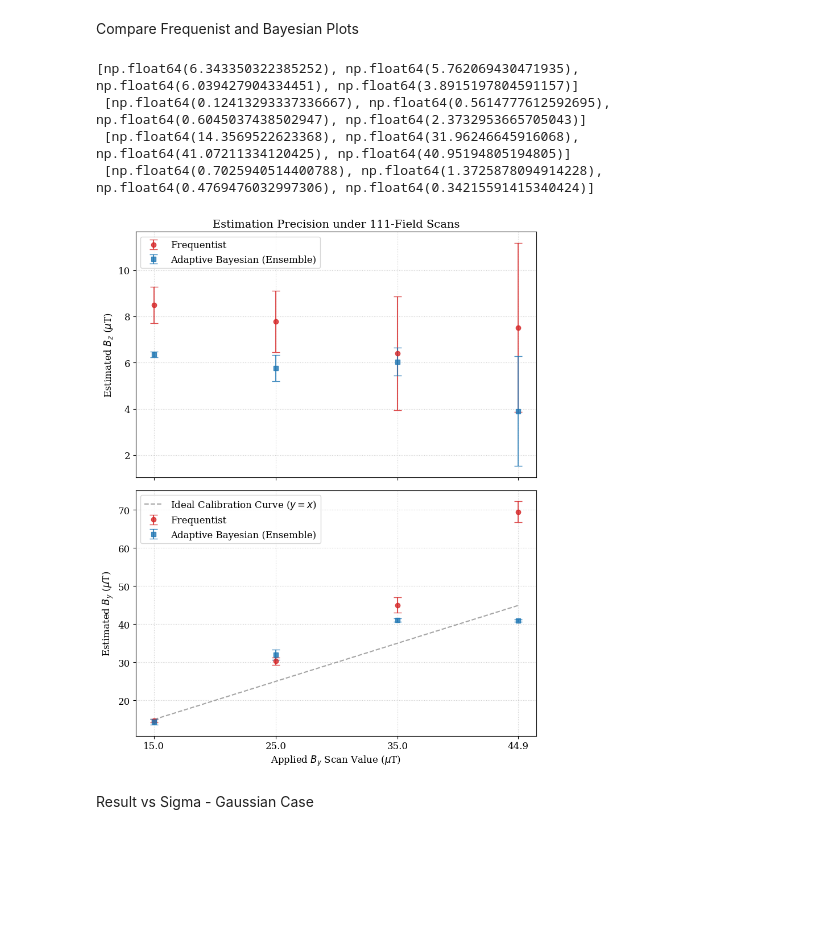
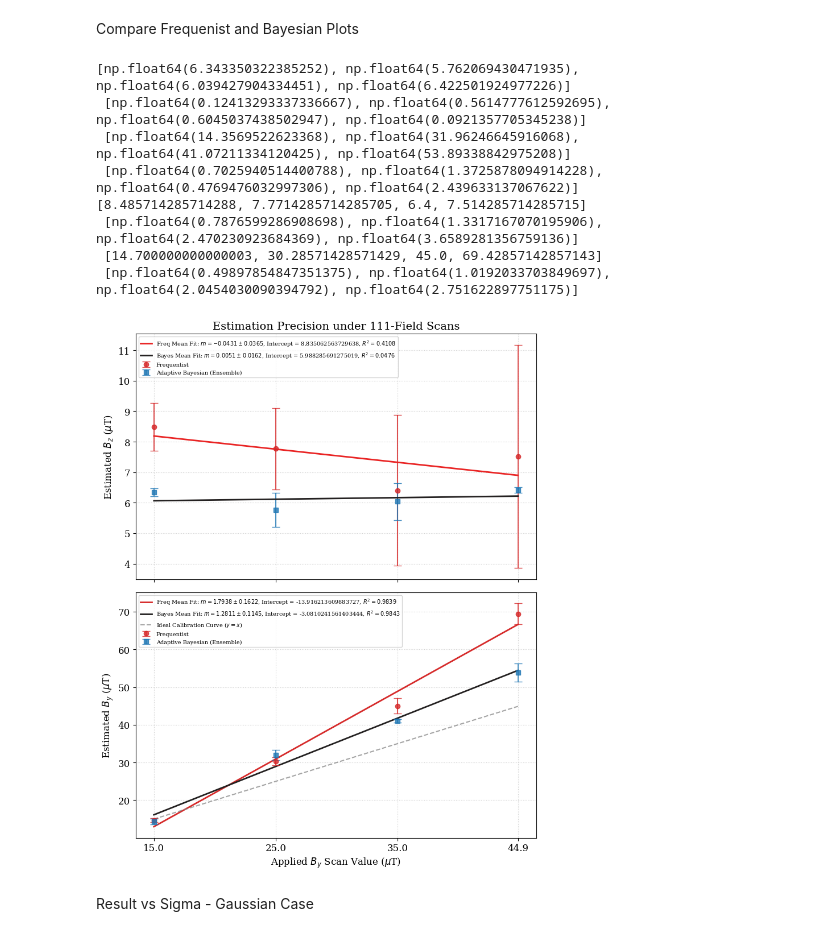
Before and after one commit to apranav22/bayesian_nmor, a Jupyter notebook: Trial_Y_Field_Estimation_Dataset_3_For_Plotting.ipynb, the cells around one changed output. Cells and saved outputs as stored; diff of their text form; code cells hidden in the pictures; blank space fills up the shorter version.

```diff
--- a/Trial_Y_Field_Estimation_Dataset_3_For_Plotting.ipynb
+++ b/Trial_Y_Field_Estimation_Dataset_3_For_Plotting.ipynb
@@ -2071,13 +2143,16 @@ for i in range(0,4):
     bz_final_map, by_final_map = [], []
     for j in range(0, 10,2):
         curr_time = 15.0 + j
-        directory = f"Results\\Dataset_9\\19_May\\Linear_Interpolation\\Est_First_Z_{est_first}\\Gaussian_Likelihood\\Sigma_{sigma_noise}\\Test_{j//2}_Dataset_9_By_{i}_from_{curr_time}_microseconds_Randomised_Start_Time_Sigma_noise_{sigma_noise}"
+        if i == 3:
+            directory = f"D:\\Pranav_and_Dinesh\\Dinesh\\Results\\Dataset_9\\19_May\\Linear_Interpolation\\Est_First_Z_{est_first}\\Gaussian_Likelihood\\Sigma_{sigma_noise}\\Test_{j//2}_Dataset_9_By_{i}_from_{curr_time}_microseconds_Randomised_Start_Time_Sigma_noise_{sigma_noise}"
+        else:
+            directory = f"Results\\Dataset_9\\19_May\\Linear_Interpolation\\Est_First_Z_{est_first}\\Gaussian_Likelihood\\Sigma_{sigma_noise}\\Test_{j//2}_Dataset_9_By_{i}_from_{curr_time}_microseconds_Randomised_Start_Time_Sigma_noise_{sigma_noise}"
         # directory = f"Results\\Dataset_8_Updated\\4_Apr\\Start_Time_Tests\\Test_{j//2}_Dataset_8_By_{i}_from_{curr_time}_microseconds_0.2_step_Adaptive_Bias_Selection_Fixed_Estimate_Marginalisation_1_sigma"
         result_longitudinal_list = sorted([
-                os.path.join(directory, f) for f in os.listdir(directory) if (f.startswith(f"longitudinal_estimation_results_Dataset_9_Starting with{curr_time} us_T Step 0.2 us_plus_0.0_initial estimate_19_05_2026_") or f.startswith(f"longitudinal_estimation_results_Dataset_9_Starting with{curr_time} us_T Step 0.2 us_plus_0.0_initial estimate_20_05_2026_") or f.startswith(f"longitudinal_estimation_results_Dataset_9_Starting with{curr_time} us_T Step 0.2 us_plus_0.0_initial estimate_21_05_2026_") or f.startswith(f"longitudinal_estimation_results_Dataset_9_Starting with{curr_time} us_T Step 0.2 us_plus_0.0_initial estimate_22_05_2026_")) and f.endswith(r".npz")
+                os.path.join(directory, f) for f in os.listdir(directory) if (f.startswith(f"longitudinal_estimation_results_Dataset_9_Starting with{curr_time} us_T Step 0.2 us_plus_0.0_initial estimate_19_05_2026_") or f.startswith(f"longitudinal_estimation_results_Dataset_9_Starting with{curr_time} us_T Step 0.2 us_plus_0.0_initial estimate_20_05_2026_") or f.startswith(f"longitudinal_estimation_results_Dataset_9_Starting with{curr_time} us_T Step 0.2 us_plus_0.0_initial estimate_21_05_2026_") or f.startswith(f"longitudinal_estimation_results_Dataset_9_Starting with{curr_time} us_T Step 0.2 us_plus_0.0_initial estimate_22_05_2026_") or f.startswith(f"longitudinal_estimation_results_Dataset_9_Starting with{curr_time} us_T Step 0.2 us_plus_0.0_initial estimate_25_05_2026_")) and f.endswith(r".npz")
             ], key=lambda x: float(x.split(r"_05_2026_")[1].split(r".npz")[0]))
         result_transverse_list = sorted([
-                os.path.join(directory, f) for f in os.listdir(directory) if (f.startswith(f"transverse_field_estimation_results_Dataset_9_Starting with{curr_time} us_T Step 0.2 us_plus_0.0_initial estimate_19_05_2026_") or f.startswith(f"transverse_field_estimation_results_Dataset_9_Starting with{curr_time} us_T Step 0.2 us_plus_0.0_initial estimate_20_05_2026_") or f.startswith(f"transverse_field_estimation_results_Dataset_9_Starting with{curr_time} us_T Step 0.2 us_plus_0.0_initial estimate_21_05_2026_") or f.startswith(f"transverse_field_estimation_results_Dataset_9_Starting with{curr_time} us_T Step 0.2 us_plus_0.0_initial estimate_22_05_2026_")) and f.endswith(r".npz")
+                os.path.join(directory, f) for f in os.listdir(directory) if (f.startswith(f"transverse_field_estimation_results_Dataset_9_Starting with{curr_time} us_T Step 0.2 us_plus_0.0_initial estimate_19_05_2026_") or f.startswith(f"transverse_field_estimation_results_Dataset_9_Starting with{curr_time} us_T Step 0.2 us_plus_0.0_initial estimate_20_05_2026_") or f.startswith(f"transverse_field_estimation_results_Dataset_9_Starting with{curr_time} us_T Step 0.2 us_plus_0.0_initial estimate_21_05_2026_") or f.startswith(f"transverse_field_estimation_results_Dataset_9_Starting with{curr_time} us_T Step 0.2 us_plus_0.0_initial estimate_22_05_2026_") or f.startswith(f"transverse_field_estimation_results_Dataset_9_Starting with{curr_time} us_T Step 0.2 us_plus_0.0_initial estimate_25_05_2026_")) and f.endswith(r".npz")
             ], key=lambda x: float(x.split(r"_05_2026_")[1].split(r".npz")[0]))
 
         # result_longitudinal_list = sorted([
@@ -2138,6 +2191,12 @@ def benchmarking_attempt_1(x_pos, by_final_freq_means, by_final_freq_stds, bz_fi
     x_pos, by_final_bayes_means, by_final_bayes_stds, bz_final_bayes_means, bz_final_bayes_stds = np.array(x_pos), np.array(by_final_bayes_means), np.array(by_final_bayes_stds), np.array(bz_final_bayes_means), np.array(bz_final_bayes_stds)
     fig, (ax_z, ax_y) = plt.subplots(2, 1, figsize=(8, 10), sharex=True)
     # ax_z.axhline(true_bz_background, color='gray', linestyle='--', alpha=0.7, label='Nominal $B_z$ Background')
+
+    res_freq_z = linregress(x_pos, bz_final_freq_means)
+    res_freq_y = linregress(x_pos, by_final_freq_means)
+    res_bayes_z = linregress(x_pos, bz_final_bayes_means)
+    res_bayes_y = linregress(x_pos, by_final_bayes_means)
+
     ax_z.errorbar(x_pos, bz_final_freq_means, yerr=bz_final_freq_stds,
               fmt='o', capsize=5, color='tab:red', label='Frequentist', alpha=0.8)
     ax_z.errorbar(x_pos + 0.005, bz_final_bayes_means, yerr=bz_final_bayes_stds,
@@ -2145,7 +2204,23 @@ def benchmarking_attempt_1(x_pos, by_final_freq_means, by_final_freq_stds, bz_fi
     ax_z.set_ylabel('Estimated $B_z$ ($\mu$T)', fontsize=12)
     ax_z.set_title('Estimation Precision under 111-Field Scans', fontsize=14)
     ax_z.grid(True, linestyle=':', alpha=0.6)
-    ax_z.legend(loc='best')
+
+
+    # --- Linear Fit Overlays ---
+    x_line = np.linspace(min(x_pos), max(x_pos), 100)
+
+    fit_label_freq_z = rf'Freq Mean Fit: $m={res_freq_z.slope:.4f} \pm {res_freq_z.stderr:.4f}$, Intercept = {res_freq_z.intercept}, $R^2={res_freq_z.rvalue**2:.4f}$'
+    fit_line_freq_z, = ax_z.plot(x_line, res_freq_z.slope * x_line + res_freq_z.intercept, '-', color="#E92424", linewidth=2, label=fit_label_freq_z)
+
+    fit_label_freq_y = rf'Freq Mean Fit: $m={res_freq_y.slope:.4f} \pm {res_freq_y.stderr:.4f}$, Intercept = {res_freq_y.intercept}, $R^2={res_freq_y.rvalue**2:.4f}$'
+    fit_line_freq_y, = ax_y.plot(x_line, res_freq_y.slope * x_line + res_freq_y.intercept, '-', color="#D62B2B", linewidth=2, label=fit_label_freq_y)
+
+    fit_label_bayes_z = rf'Bayes Mean Fit: $m={res_bayes_z.slope:.4f} \pm {res_bayes_z.stderr:.4f}$, Intercept = {res_bayes_z.intercept}, $R^2={res_bayes_z.rvalue**2:.4f}$'
+    fit_line_bayes_z, = ax_z.plot(x_line, res_bayes_z.slope * x_line + res_bayes_z.intercept, '-', color="#242121", linewidth=2, label=fit_label_bayes_z)
+
+    fit_label_bayes_y = rf'Bayes Mean Fit: $m={res_bayes_y.slope:.4f} \pm {res_bayes_y.stderr:.4f}$, Intercept = {res_bayes_y.intercept}, $R^2={res_bayes_y.rvalue**2:.4f}$'
+    fit_line_bayes_y, = ax_y.plot(x_line, res_bayes_y.slope * x_line + res_bayes_y.intercept, '-', color="#242121", linewidth=2, label=fit_label_bayes_y)
+    ax_z.legend(loc='best', fontsize=7)
 
     ax_y.plot(x_pos, x_pos, color='gray', linestyle='--', alpha=0.7, label='Ideal Calibration Curve ($y=x$)')
     ax_y.errorbar(x_pos - 0.005, by_final_freq_means, yerr=by_final_freq_stds,
@@ -2156,7 +2231,7 @@ def benchmarking_attempt_1(x_pos, by_final_freq_means, by_final_freq_stds, bz_fi
     ax_y.set_ylabel('Estimated $B_y$ ($\mu$T)', fontsize=12)
     ax_y.set_xticks(x_pos)
     ax_y.grid(True, linestyle=':', alpha=0.6)
-    ax_y.legend(loc='best')
+    ax_y.legend(loc='best', fontsize=7)
 
     plt.tight_layout()
     if save_path: plt.savefig(save_path, dpi=300)
@@ -2178,48 +2253,56 @@ for i in range(0,4):
     bz_final_map, by_final_map = [], []
     for j in range(0, 10,2):
         curr_time = 15.0 + j
-        directory = f"Results\\Dataset_9\\19_May\\Linear_Interpolation\\Est_First_Z_{est_first}\\Gaussian_Likelihood\\Sigma_{sigma_noise}\\Test_{j//2}_Dataset_9_By_{i}_from_{curr_time}_microseconds_Randomised_Start_Time_Sigma_noise_{sigma_noise}"
+        if i ==3:
+                directory = f"D:\\Pranav_and_Dinesh\\Dinesh\\Results\\Dataset_9\\19_May\\Linear_Interpolation\\Est_First_Z_{est_first}\\Gaussian_Likelihood\\Sigma_{sigma_noise}\\Test_{j//2}_Dataset_9_By_{i}_from_{curr_time}_microseconds_Randomised_Start_Time_Sigma_noise_{sigma_noise}"
+        else:
+            directory = f"Results\\Dataset_9\\19_May\\Linear_Interpolation\\Est_First_Z_{est_first}\\Gaussian_Likelihood\\Sigma_{sigma_noise}\\Test_{j//2}_Dataset_9_By_{i}_from_{curr_time}_microseconds_Randomised_Start_Time_Sigma_noise_{sigma_noise}"
         # directory = f"Results\\Dataset_8_Updated\\4_Apr\\Start_Time_Tests\\Test_{j//2}_Dataset_8_By_{i}_from_{curr_time}_microseconds_0.2_step_Adaptive_Bias_Selection_Fixed_Estimate_Marginalisation_1_sigma"
         result_longitudinal_list = sorted([
-                os.path.join(directory, f) for f in os.listdir(directory) if (f.startswith(f"longitudinal_estimation_results_Dataset_9_Starting with{curr_time} us_T Step 0.2 us_plus_0.0_initial estimate_19_05_2026_") or f.startswith(f"longitudinal_estimation_results_Dataset_9_Starting with{curr_time} us_T Step 0.2 us_plus_0.0_initial estimate_20_05_2026_") or f.startswith(f"longitudinal_estimation_results_Dataset_9_Starting with{curr_time} us_T Step 0.2 us_plus_0.0_initial estimate_21_05_2026_") or f.startswith(f"longitudinal_estimation_results_Dataset_9_Starting with{curr_time} us_T Step 0.2 us_plus_0.0_initial estimate_22_05_2026_")) and f.endswith(r".npz")
+                os.path.join(directory, f) for f in os.listdir(directory) if (f.startswith(f"longitudinal_estimation_results_Dataset_9_Starting with{curr_time} us_T Step 0.2 us_plus_0.0_initial estimate_19_05_2026_") or f.startswith(f"longitudinal_estimation_results_Dataset_9_Starting with{curr_time} us_T Step 0.2 us_plus_0.0_initial estimate_20_05_2026_") or f.startswith(f"longitudinal_estimation_results_Dataset_9_Starting with{curr_time} us_T Step 0.2 us_plus_0.0_initial estimate_21_05_2026_") or f.startswith(f"longitudinal_estimation_results_Dataset_9_Starting with{curr_time} us_T Step 0.2 us_plus_0.0_initial estimate_22_05_2026_") or f.startswith(f"longitudinal_estimation_results_Dataset_9_Starting with{curr_time} us_T Step 0.2 us_plus_0.0_initial estimate_25_05_2026_")) and f.endswith(r".npz")
             ], key=lambda x: float(x.split(r"_05_2026_")[1].split(r".npz")[0]))
         result_transverse_list = sorted([
-                os.path.join(directory, f) for f in os.listdir(directory) if (f.startswith(f"transverse_field_estimation_results_Dataset_9_Starting with{curr_time} us_T Step 0.2 us_plus_0.0_initial estimate_19_05_2026_") or f.startswith(f"transverse_field_estimation_results_Dataset_9_Starting with{curr_time} us_T Step 0.2 us_plus_0.0_initial estimate_20_05_2026_") or f.startswith(f"transverse_field_estimation_results_Dataset_9_Starting with{curr_time} us_T Step 0.2 us_plus_0.0_initial estimate_21_05_2026_") or f.startswith(f"transverse_field_estimation_results_Dataset_9_Starting with{curr_time} us_T Step 0.2 us_plus_0.0_initial estimate_22_05_2026_")) and f.endswith(r".npz")
+                os.path.join(directory, f) for f in os.listdir(directory) if (f.startswith(f"transverse_field_estimation_results_Dataset_9_Starting with{curr_time} us_T Step 0.2 us_plus_0.0_initial estimate_19_05_2026_") or f.startswith(f"transverse_field_estimation_results_Dataset_9_Starting with{curr_time} us_T Step 0.2 us_plus_0.0_initial estimate_20_05_2026_") or f.startswith(f"transverse_field_estimation_results_Dataset_9_Starting with{curr_time} us_T Step 0.2 us_plus_0.0_initial estimate_21_05_2026_") or f.startswith(f"transverse_field_estimation_results_Dataset_9_Starting with{curr_time} us_T Step 0.2 us_plus_0.0_initial estimate_22_05_2026_") or f.startswith(f"transverse_field_estimation_results_Dataset_9_Starting with{curr_time} us_T Step 0.2 us_plus_0.0_initial estimate_25_05_2026_")) and f.endswith(r".npz")
             ], key=lambda x: float(x.split(r"_05_2026_")[1].split(r".npz")[0]))
 
         # result_longitudinal_list = sorted([
         #         os.path.join(directory, f) for f in os.listdir(directory) if (f.startswith(f"longitudinal_estimation_results_Dataset_9_Starting with{curr_time} us_T Step 0.2 us_plus_0.0_initial estimate_04_04_2026_") or f.startswith(f"longitudinal_estimation_results_Dataset_9_Starting with{curr_time} us_T Step 0.2 us_plus_0.0_initial estimate_05_04_2026_") or f.startswith(f"longitudinal_estimation_results_Dataset_9_Starting with{curr_time} us_T Step 0.2 us_plus_0.0_initial estimate_06_04_2026_")) and f.endswith(r".npz")
         #     ], key=lambda x: float(x.split(r"_04_2026_")[1].split(r".npz")[0]))
         # result_transverse_list = sorted([
         #         os.path.join(directory, f) for f in os.listdir(directory) if (f.startswith(f"transverse_field_estimation_results_Dataset_9_Starting with{curr_time} us_T Step 0.2 us_plus_0.0_initial estimate_04_04_2026_") or f.startswith(f"transverse_field_estimation_results_Dataset_9_Starting with{curr_time} us_T Step 0.2 us_plus_0.0_initial estimate_05_04_2026_") or f.startswith(f"transverse_field_estimation_results_Dataset_9_Starting with{curr_time} us_T Step 0.2 us_plus_0.0_initial estimate_06_04_2026_")) and f.endswith(r".npz")
         #     ], key=lambda x: float(x.split(r"_04_2026_")[1].split(r".npz")[0]))
 
 
         longitudinal_estimation_results = [np.load(f, allow_pickle=True) for f in result_longitudinal_list]
         transverse_field_estimation_results = [np.load(f, allow_pickle=True) for f in result_transverse_list]
         bz_final_estimate = []
         by_final_estimate = []
         if est_first:
             for k in range(len(transverse_field_estimation_results)-1):
                 bz_final_estimate.append(longitudinal_estimation_results[k+1]["est"][-1]/0.7*100)
                 by_final_estimate.append(transverse_field_estimation_results[k]["est"][-1]/0.7*100)
         else:
             for k in range(len(longitudinal_estimation_results)):
                 bz_final_estimate.append(longitudinal_estimation_results[k]["est"][-1]/0.7*100)
                 by_final_estimate.append(transverse_field_estimation_results[k+1]["est"][-1]/0.7*100)
 
         bz_final_map.append(bz_final_estimate[-1]); by_final_map.append(by_final_estimate[-1])
     est_dict_z[f'{x_pos[i]:.6e}'] = bz_final_map
     est_dict_y[f'{x_pos[i]:.6e}'] = by_final_map
     by_final_bayes_means.append(np.mean(by_final_map))
     by_final_bayes_stds.append(np.std(by_final_map))
     bz_final_bayes_means.append(np.mean(bz_final_map))
     bz_final_bayes_stds.append(np.std(bz_final_map))
 print(bz_final_bayes_means, "\n",bz_final_bayes_stds,"\n", by_final_bayes_means,"\n", by_final_bayes_stds)
+print(bz_final_freq_means, "\n",bz_final_freq_stds,"\n", by_final_freq_means,"\n", by_final_freq_stds)
 benchmarking_attempt_1(x_pos, by_final_freq_means, by_final_freq_stds, bz_final_freq_means, bz_final_freq_stds, by_final_bayes_means, by_final_bayes_stds, bz_final_bayes_means, bz_final_bayes_stds, save_path=save_path)
 # %% [output]
-[np.float64(6.343350322385252), np.float64(5.762069430471935), np.float64(6.039427904334451), np.float64(3.8915197804591157)]
- [np.float64(0.12413293337336667), np.float64(0.5614777612592695), np.float64(0.6045037438502947), np.float64(2.3732953665705043)]
- [np.float64(14.3569522623368), np.float64(31.96246645916068), np.float64(41.07211334120425), np.float64(40.95194805194805)]
- [np.float64(0.7025940514400788), np.float64(1.3725878094914228), np.float64(0.4769476032997306), np.float64(0.34215591415340424)]
+[np.float64(6.343350322385252), np.float64(5.762069430471935), np.float64(6.039427904334451), np.float64(6.422501924977226)]
+ [np.float64(0.12413293337336667), np.float64(0.5614777612592695), np.float64(0.6045037438502947), np.float64(0.0921357705345238)]
+ [np.float64(14.3569522623368), np.float64(31.96246645916068), np.float64(41.07211334120425), np.float64(53.89338842975208)]
+ [np.float64(0.7025940514400788), np.float64(1.3725878094914228), np.float64(0.4769476032997306), np.float64(2.439633137067622)]
+[8.485714285714288, 7.7714285714285705, 6.4, 7.514285714285715]
+ [np.float64(0.7876599286908698), np.float64(1.3317167070195906), np.float64(2.470230923684369), np.float64(3.6589281356759136)]
+ [14.700000000000003, 30.28571428571429, 45.0, 69.42857142857143]
+ [np.float64(0.49897854847351375), np.float64(1.0192033703849697), np.float64(2.0454030090394792), np.float64(2.751622897751175)]
-[figure, old version]
+[figure, new version]
```
Also changed, not shown: parts of 45 cells of this notebook, 3 other files.
